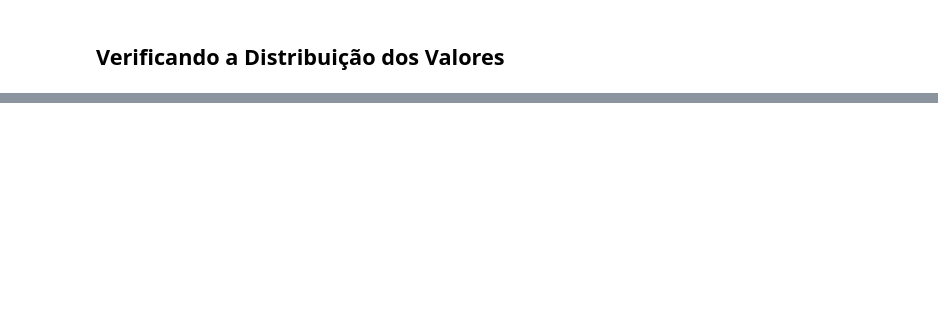
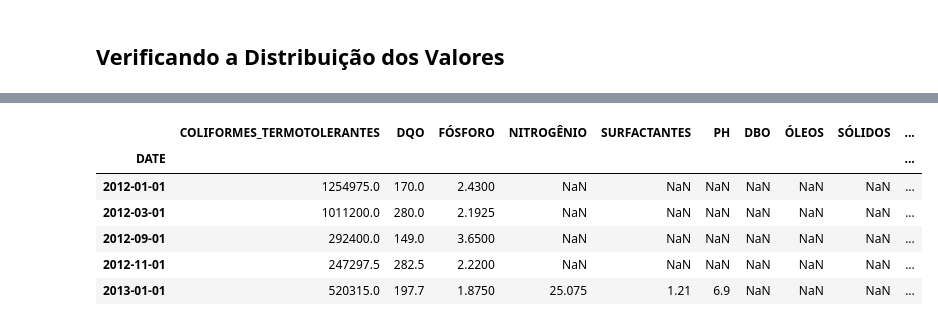
Before and after one commit to vcwild/wtp-datasets, a Jupyter notebook: EDA.ipynb, the cells around one changed output, grey strips where cells are left out. Cells and saved outputs as stored; diff of their text form; code cells hidden in the pictures; blank space fills up the shorter version.

```diff
--- a/EDA.ipynb
+++ b/EDA.ipynb
@@ -199 +169,14 @@ g = g.map(sns.boxplot, "YEAR", name, palette="Set2")
+# %%
+# Método 2 - Imputando média nos valores nulos
+fig, axs = plt.subplots(len(cols), 1)
+fig.set_figheight(60)
+
+for key, col in enumerate(cols):
+    g = sns.distplot(
+        a=df_ordered[col].fillna(df_ordered[col].mean()),
+        hist=False,
+        kde=True,
+        ax=axs[key]
+    )
+    g.set_ylabel(col);
 # %%
@@ -202,0 +188,38 @@ df.to_csv(f"./Normalized/{name}.csv", encoding='utf8', index=False)
+# %%
+from math import inf
+# Clipar cada coluna baseado no IQR por ano
+
+# df_clipped = pd.DataFrame(columns=df_ordered.columns, index=df_ordered.index)
+df_clipped = df_ordered.copy()
+
+lower_boundary = df_ordered.groupby("YEAR").quantile(0.25)
+lower_boundary.fillna(-inf, inplace=True)
+upper_boundary = df_ordered.groupby("YEAR").quantile(0.75)
+upper_boundary.fillna(inf, inplace=True)
+
+
+years = df_ordered.index.year.unique().tolist()
+cols = df_ordered.columns[:-1]
+
+for col in cols:
+    series = []
+    for year in years:
+        partial = df_ordered[df_ordered.index.year == year][col].clip(
+            lower=lower_boundary[lower_boundary.index == year][col].values[0],
+            upper=upper_boundary[upper_boundary.index == year][col].values[0]
+        )
+
+        series.append(partial)
+
+    flattened = [val for sublist in series for val in sublist]
+    df_clipped[col] = flattened
+
+df_clipped.head()
+# %% [output]
+|  | COLIFORMES_TERMOTOLERANTES | DQO | FÓSFORO | NITROGÊNIO | SURFACTANTES | PH | DBO | ÓLEOS | SÓLIDOS | ... |
+| DATE |  |  |  |  |  |  |  |  |  | ... |
+| 2012-01-01 | 1254975.0 | 170.0 | 2.4300 | NaN | NaN | NaN | NaN | NaN | NaN | ... |
+| 2012-03-01 | 1011200.0 | 280.0 | 2.1925 | NaN | NaN | NaN | NaN | NaN | NaN | ... |
+| 2012-09-01 | 292400.0 | 149.0 | 3.6500 | NaN | NaN | NaN | NaN | NaN | NaN | ... |
+| 2012-11-01 | 247297.5 | 282.5 | 2.2200 | NaN | NaN | NaN | NaN | NaN | NaN | ... |
+| 2013-01-01 | 520315.0 | 197.7 | 1.8750 | 25.075 | 1.21 | 6.9 | NaN | NaN | NaN | ... |
```
Also changed, not shown: parts of 25 cells of this notebook.
